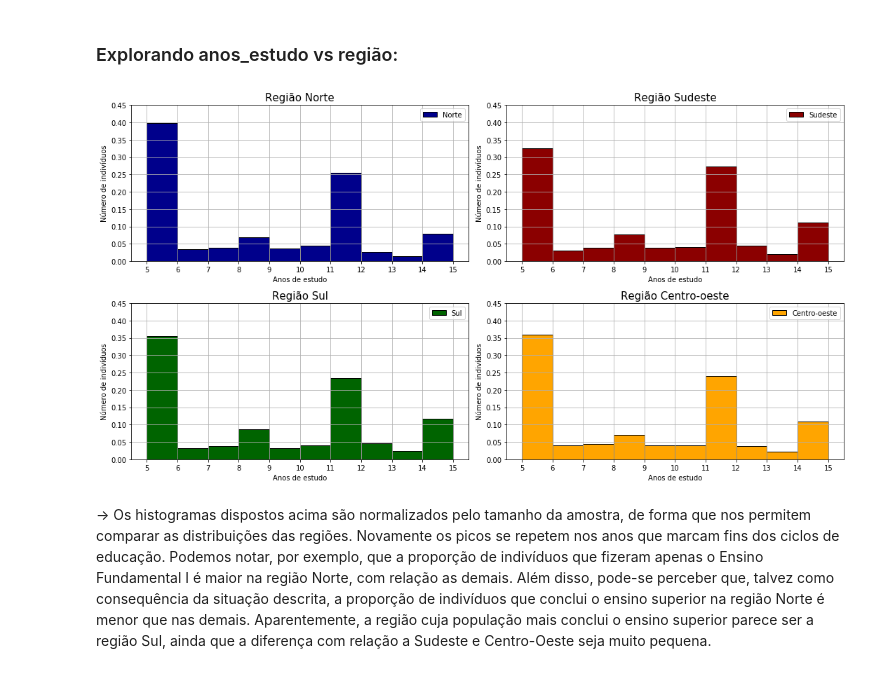
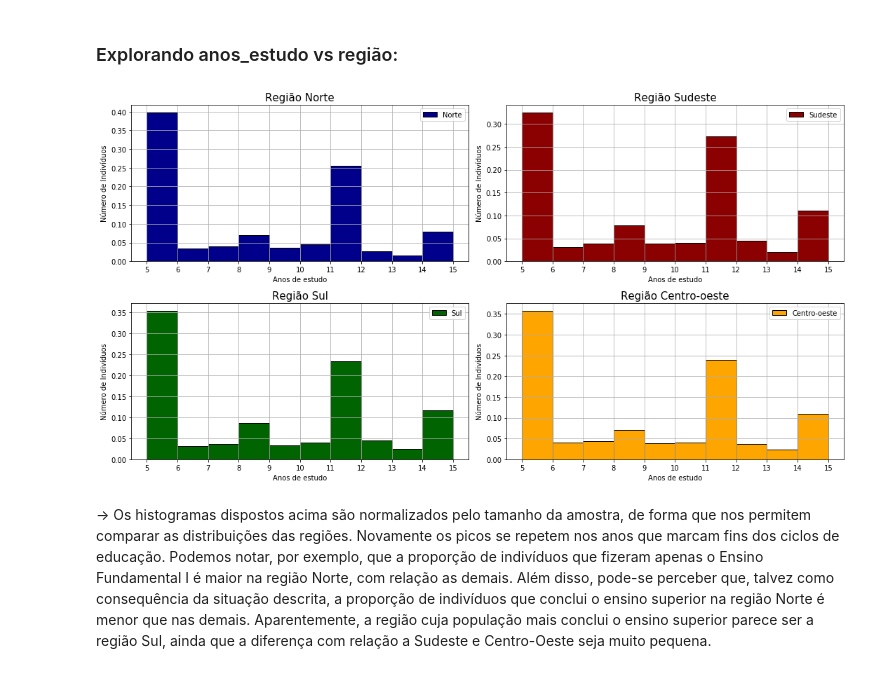
Before and after one commit to mrnascimento/Statistical-Analysis-IBGE-Data, a Jupyter notebook: Analysis_pt.ipynb, the cells around one changed output. Cells and saved outputs as stored; diff of their text form; code cells hidden in the pictures.

```diff
--- a/Analysis_pt.ipynb
+++ b/Analysis_pt.ipynb
@@ -15,6 +15,14 @@ import numpy as np
 import matplotlib.pyplot as plt
 import scipy.stats as st
 import seaborn as sns
+import utils
+import random
+
+# Fixando a seed:
+random.seed(42)
+
+# Definindo variáveis globais:
+HIST_ec = 'black'
 # %% [markdown]
 ## EDA
 # %%
@@ -102,11 +120,15 @@ df.dropna(subset=['anos_estudo'], inplace=True)
 # Visualizando a distribuição de indivíduos nas regiões do Brasil na amostra:
 fig, ax = plt.subplots(figsize=(8, 6))
 
-df.regiao.value_counts().plot(ax=ax, kind='bar', ec='black')
+df.regiao.value_counts().plot(ax=ax, kind='bar', ec=HIST_ec)
 
-ax.set_title('Distribuição da população em função da região', fontsize='20')
-ax.set_xlabel('Região', fontsize='12')
-ax.set_ylabel('Número de Indivíduos', fontsize='12')
+utils.set_plot_details(axs=ax,
+                       title='Distribuição da população em função da região',
+                       title_fontsize=20,
+                       xlabel='Região',
+                       xlabel_fontsize=12,
+                       ylabel='Número de Indivíduos',
+                       ylabel_fontsize=12)
 
 plt.show()
 # %% [output]
@@ -132,26 +154,28 @@ df = df.loc[df['regiao']!='nordeste']
 # %%
 regions = iter(df.regiao.unique())
 colors = iter(['darkblue', 'darkred', 'darkgreen', 'orange'])
 fig, axs = plt.subplots(2, 2, figsize=(15, 8))
 
 for ax in axs.flat:
-    regiao = next(regions)
+    region = next(regions)
     color_ = next(colors)
 
-    ax.hist(df.loc[df['regiao'] == regiao, 'anos_estudo'],
-            bins=10, ec='black', density=True, color=color_)
-    ax.grid()
-    ax.set_xticks(range(5, 16))
-    ax.set_ylim(0, 0.45)
-    ax.set_title('Região '+regiao.capitalize(), fontsize='15')
-    ax.set_ylabel('Número de indivíduos')
-    ax.set_xlabel('Anos de estudo')
-    ax.legend([regiao.capitalize()])
+    ax.hist(df.loc[df['regiao'] == region, 'anos_estudo'],
+            bins=10, ec=HIST_ec, density=True, color=color_)
+
+    utils.set_plot_details(axs=ax,
+                           title='Região '+region.capitalize(),
+                           title_fontsize=15,
+                           xticks=range(5, 16),
+                           xlabel='Anos de estudo',
+                           ylabel='Número de Indivíduos',
+                           grid=True,
+                           legend=[region.capitalize()])
 
 plt.tight_layout()
 plt.show()
 # %% [output]
-[figure, old version]
+[figure, new version]
 # %% [markdown]
 &rarr; Os histogramas dispostos acima são normalizados pelo tamanho da amostra, de forma que nos permitem comparar as distribuições das regiões. Novamente os picos se repetem nos anos que marcam fins dos ciclos de educação. Podemos notar, por exemplo, que a proporção de indivíduos que fizeram apenas o Ensino Fundamental I é maior na região Norte, com relação as demais. Além disso, pode-se perceber que, talvez como consequência da situação descrita, a proporção de indivíduos que conclui o ensino superior na região Norte é menor que nas demais. Aparentemente, a região cuja população mais conclui o ensino superior parece ser a região Sul, ainda que a diferença com relação a Sudeste e Centro-Oeste seja muito pequena.
 # %% [markdown]
```
Also changed, not shown: parts of 13 cells of this notebook, 1 other file.
